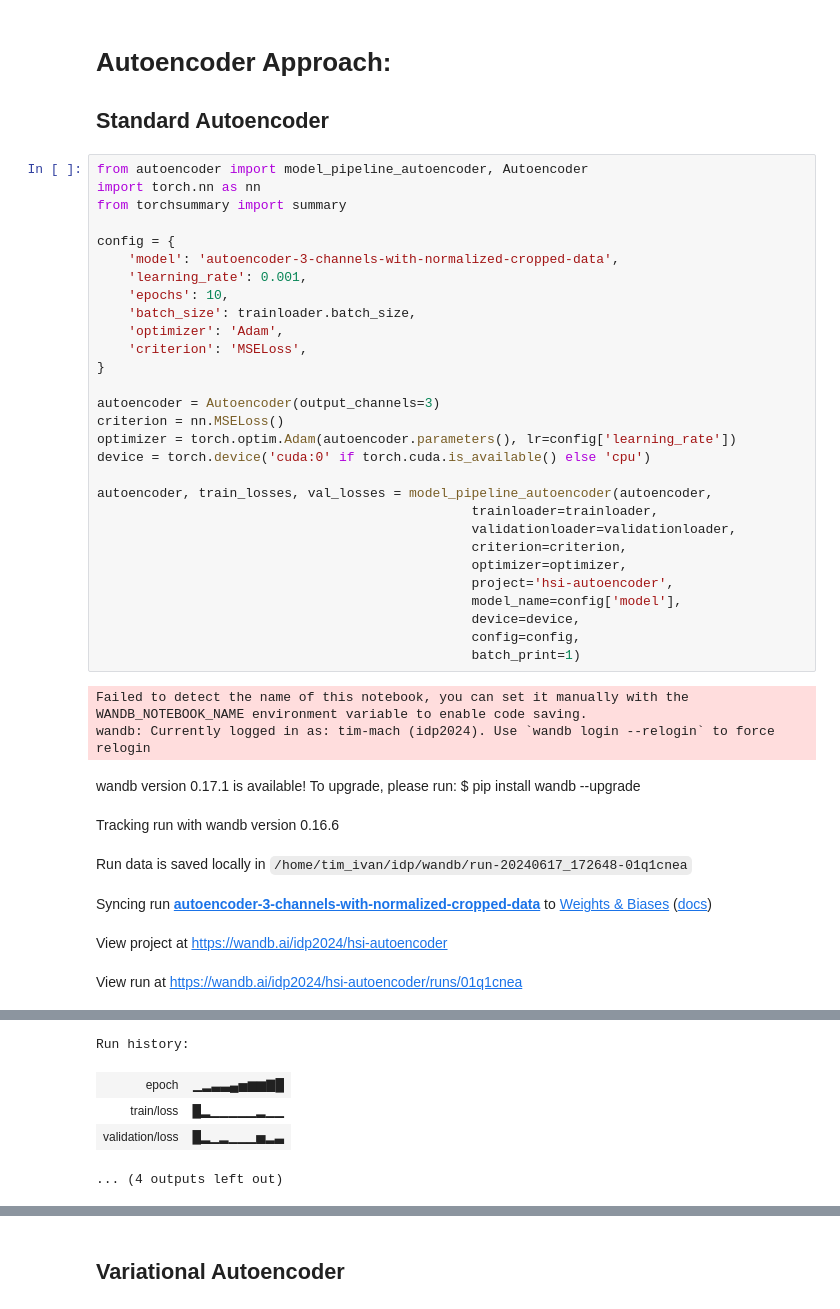
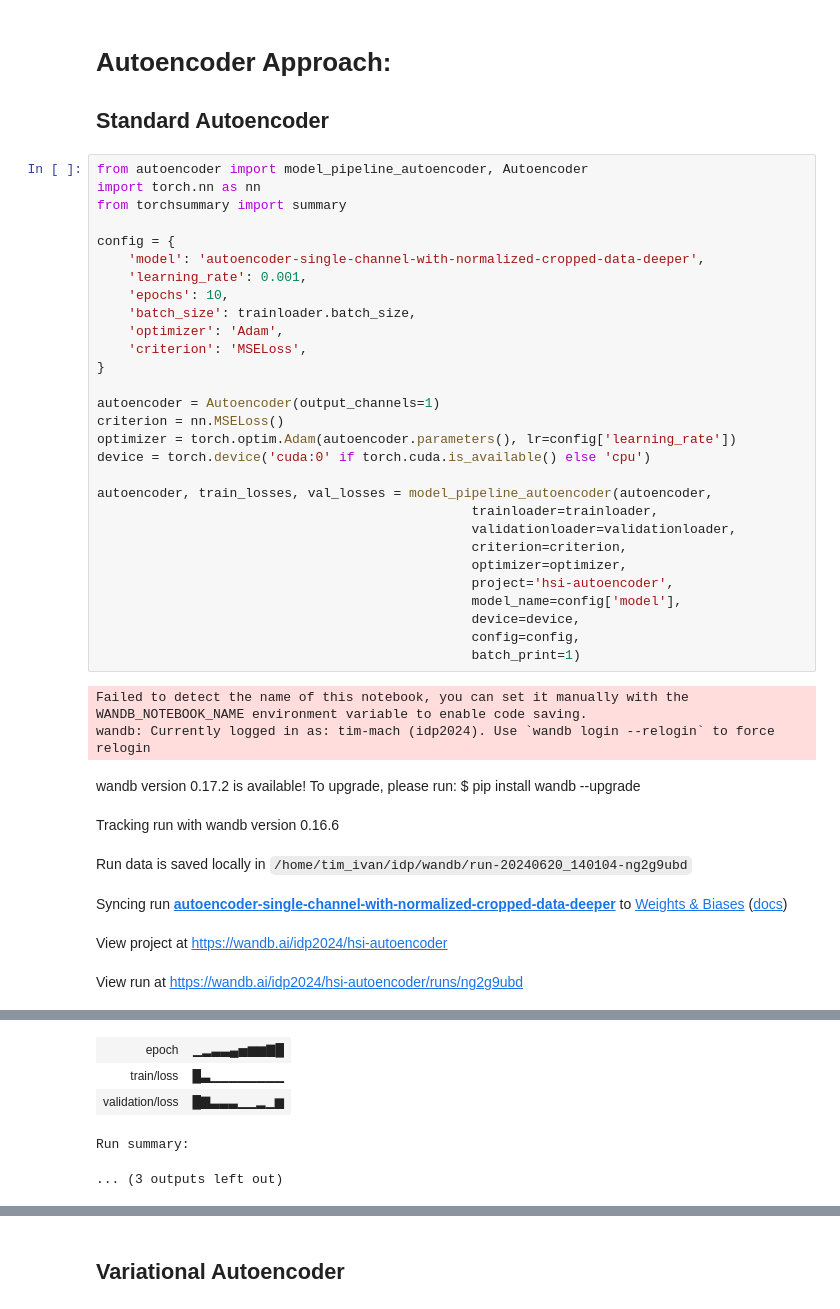
Before and after one commit to TimMachTUM/hsi-brain-segmentation, a Jupyter notebook: brain-segmentation.ipynb, the cells around one changed output, grey strips where cells are left out. Cells and saved outputs as stored; diff of their text form.

```diff
--- a/brain-segmentation.ipynb
+++ b/brain-segmentation.ipynb
@@ -228,7 +232,7 @@ import torch.nn as nn
 from torchsummary import summary
 
 config = {
-    'model': 'autoencoder-3-channels-with-normalized-cropped-data',
+    'model': 'autoencoder-single-channel-with-normalized-cropped-data-deeper',
     'learning_rate': 0.001,
     'epochs': 10,
     'batch_size': trainloader.batch_size,
@@ -236,7 +240,7 @@ config = {
     'criterion': 'MSELoss',
 }
 
-autoencoder = Autoencoder(output_channels=3)
+autoencoder = Autoencoder(output_channels=1)
 criterion = nn.MSELoss()
 optimizer = torch.optim.Adam(autoencoder.parameters(), lr=config['learning_rate'])
 device = torch.device('cuda:0' if torch.cuda.is_available() else 'cpu')
@@ -254,9 +258,9 @@ autoencoder, train_losses, val_losses = model_pipeline_autoencoder(autoencoder,
 # %% [output]
 Failed to detect the name of this notebook, you can set it manually with the WANDB_NOTEBOOK_NAME environment variable to enable code saving.
 wandb: Currently logged in as: tim-mach (idp2024). Use `wandb login --relogin` to force relogin
-wandb version 0.17.1 is available! To upgrade, please run: $ pip install wandb --upgrade
+wandb version 0.17.2 is available! To upgrade, please run: $ pip install wandb --upgrade
 Tracking run with wandb version 0.16.6
-Run data is saved locally in /home/tim_ivan/idp/wandb/run-20240617_172648-01q1cnea
+Run data is saved locally in /home/tim_ivan/idp/wandb/run-20240620_140104-ng2g9ubd
-Syncing run autoencoder-3-channels-with-normalized-cropped-data to Weights & Biases (docs)
+Syncing run autoencoder-single-channel-with-normalized-cropped-data-deeper to Weights & Biases (docs)
 View project at https://wandb.ai/idp2024/hsi-autoencoder
-View run at https://wandb.ai/idp2024/hsi-autoencoder/runs/01q1cnea
+View run at https://wandb.ai/idp2024/hsi-autoencoder/runs/ng2g9ubd
@@ -296,5 +295,5 @@ Epoch 10, Validation Loss: 0.1123
+| epoch | ▁▂▃▃▄▅▆▆▇█ |
+| train/loss | █▃▁▁▁▁▁▁▁▁ |
+| validation/loss | █▇▃▃▃▁▁▂▁▆ |
-Run history:
+Run summary:
-| epoch | ▁▂▃▃▄▅▆▆▇█ |
-| train/loss | █▂▁▁▁▁▁▂▁▁ |
-| validation/loss | █▂▁▂▁▁▁▅▂▃ |
-... (4 outputs left out)
+... (3 outputs left out)
```
Also changed, not shown: parts of 7 cells of this notebook, 3 other files.
